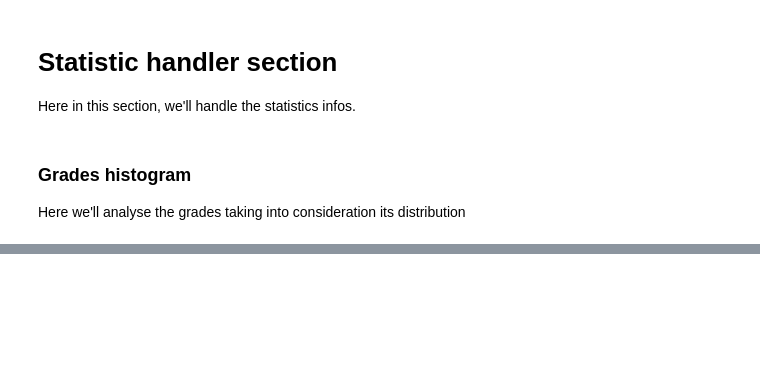
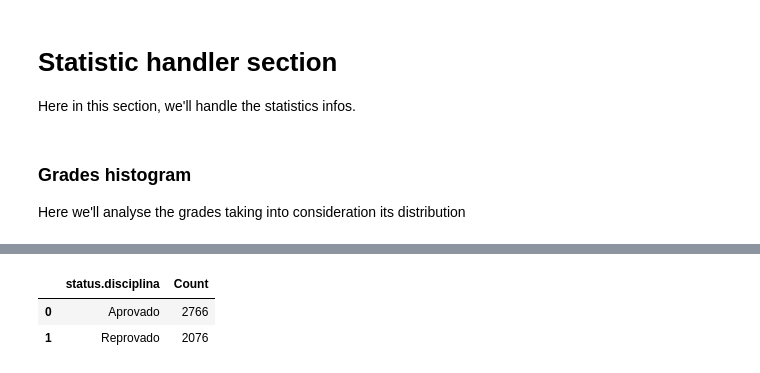
Before and after one commit to igorabrandao/Py-Students-Analysis, a Jupyter notebook: py-students-blind.ipynb, the cells around one changed output, grey strips where cells are left out. Saved outputs shown, nothing was run; the diff lists cells and outputs as text; code cells hidden in the pictures; blank space fills up the shorter version.

```diff
--- a/py-students-blind.ipynb
+++ b/py-students-blind.ipynb
@@ -365,0 +377,7 @@ Loading BokehJS ...
+# %%
+# Do some fix in studentStatus
+studentStatus = df.copy()
+studentStatus["Count"] = 0
+
+# Print the dataSet head
+studentStatus.head()
@@ -365,0 +391,10 @@ Loading BokehJS ...
+# %%
+# Cound the count of status
+studentStatus = pd.DataFrame(studentStatus.groupby(["status.disciplina"])['Count'].count()).reset_index()
+
+# Print the dataSet head
+studentStatus.head()
+# %% [output]
+|  | status.disciplina | Count |
+| 0 | Aprovado | 2766 |
+| 1 | Reprovado | 2076 |
```
Also changed, not shown: parts of 5 cells of this notebook.
